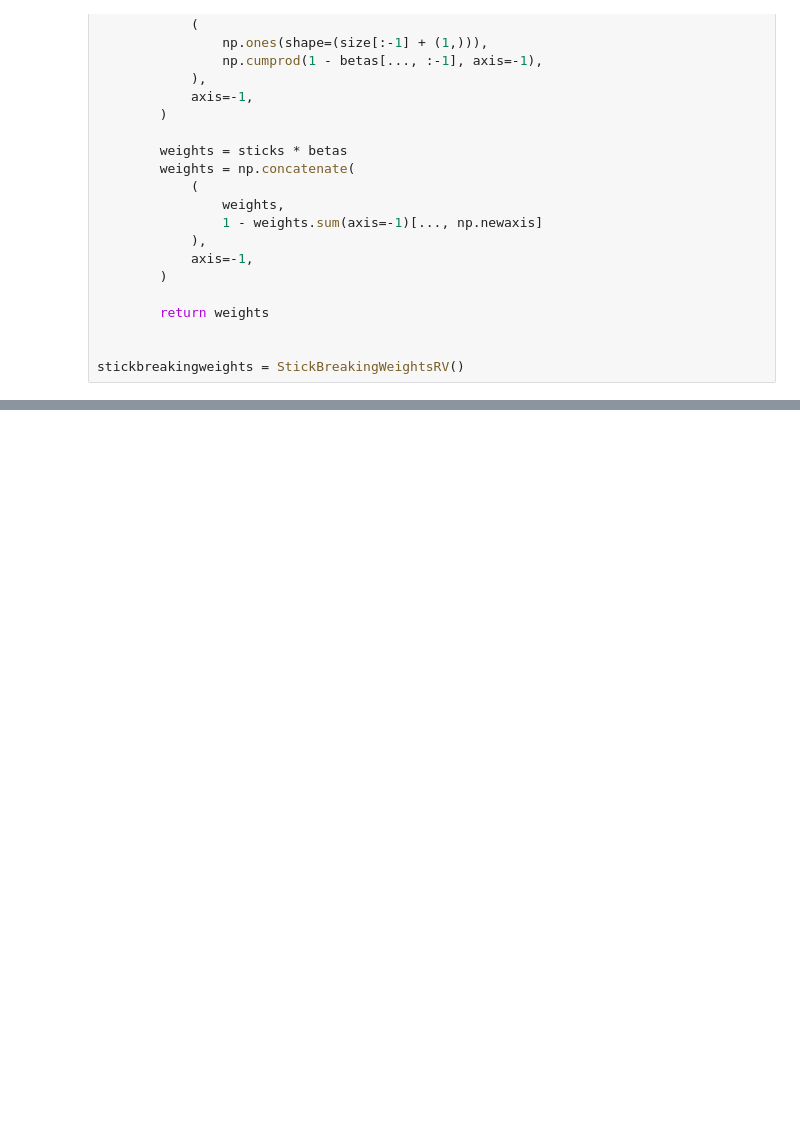
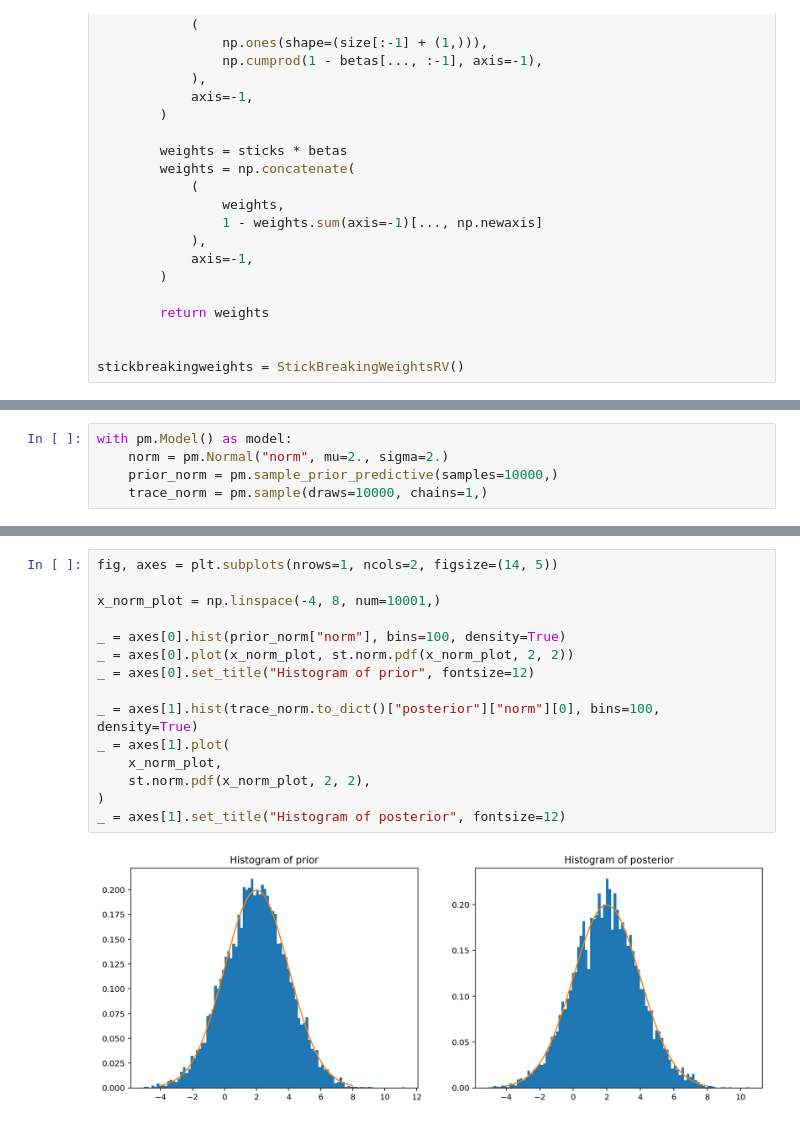
Before and after one commit to larryshamalama/pymc3-playground, a Jupyter notebook: notebooks/progress/stickbreakingweights.ipynb, the cells around one changed output, grey strips where cells are left out. Drawn from its saved outputs; the diff is of its cells as text; blank space fills up the shorter version.

```diff
--- a/notebooks/progress/stickbreakingweights.ipynb
+++ b/notebooks/progress/stickbreakingweights.ipynb
@@ -182,0 +214,5 @@ _ = plt.plot(
+# %%
+with pm.Model() as model:
+    norm = pm.Normal("norm", mu=2., sigma=2.)
+    prior_norm = pm.sample_prior_predictive(samples=10000,)
+    trace_norm = pm.sample(draws=10000, chains=1,)
@@ -182,0 +227,17 @@ _ = plt.plot(
+# %%
+fig, axes = plt.subplots(nrows=1, ncols=2, figsize=(14, 5))
+
+x_norm_plot = np.linspace(-4, 8, num=10001,)
+
+_ = axes[0].hist(prior_norm["norm"], bins=100, density=True)
+_ = axes[0].plot(x_norm_plot, st.norm.pdf(x_norm_plot, 2, 2))
+_ = axes[0].set_title("Histogram of prior", fontsize=12)
+
+_ = axes[1].hist(trace_norm.to_dict()["posterior"]["norm"][0], bins=100, density=True)
+_ = axes[1].plot(
+    x_norm_plot,
+    st.norm.pdf(x_norm_plot, 2, 2),
+)
+_ = axes[1].set_title("Histogram of posterior", fontsize=12)
+# %% [output]
+[figure, added]
```
Also changed, not shown: parts of 17 cells of this notebook.
